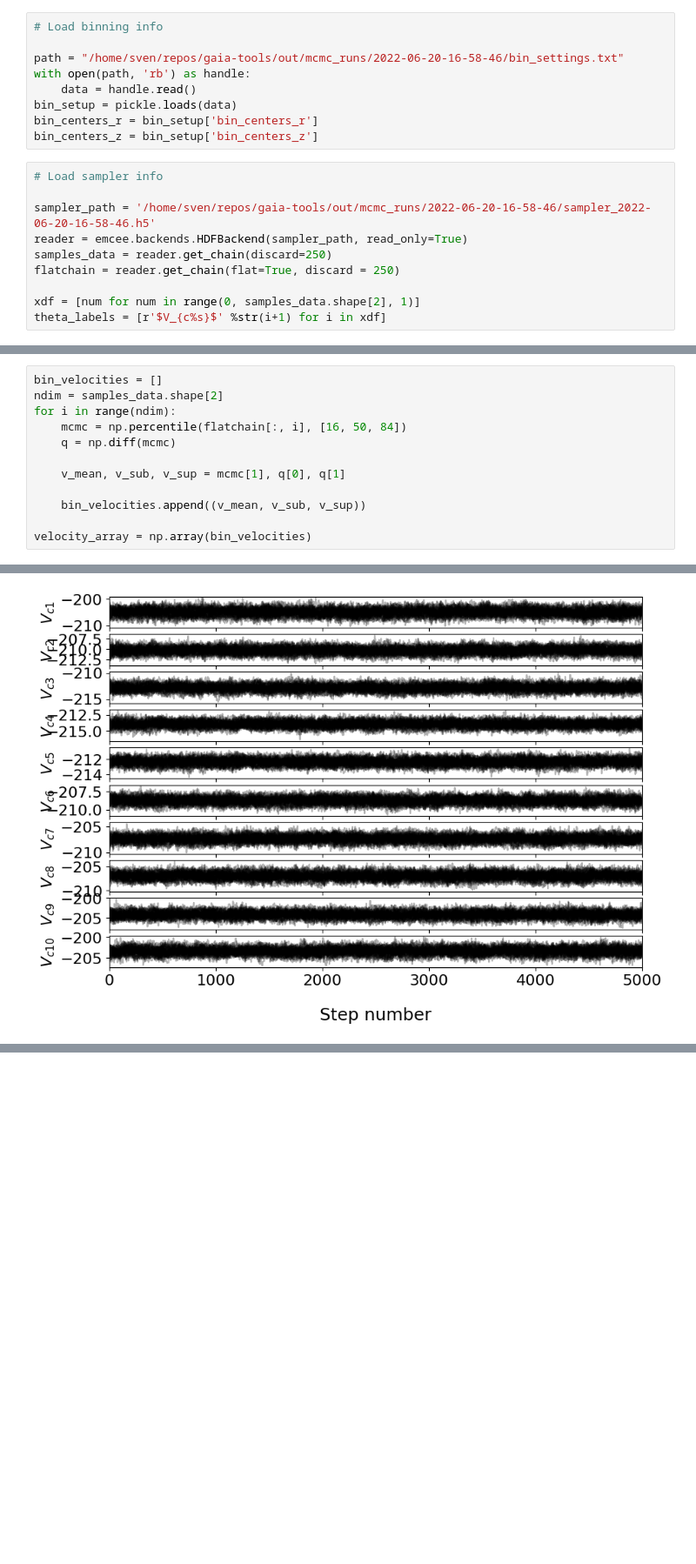
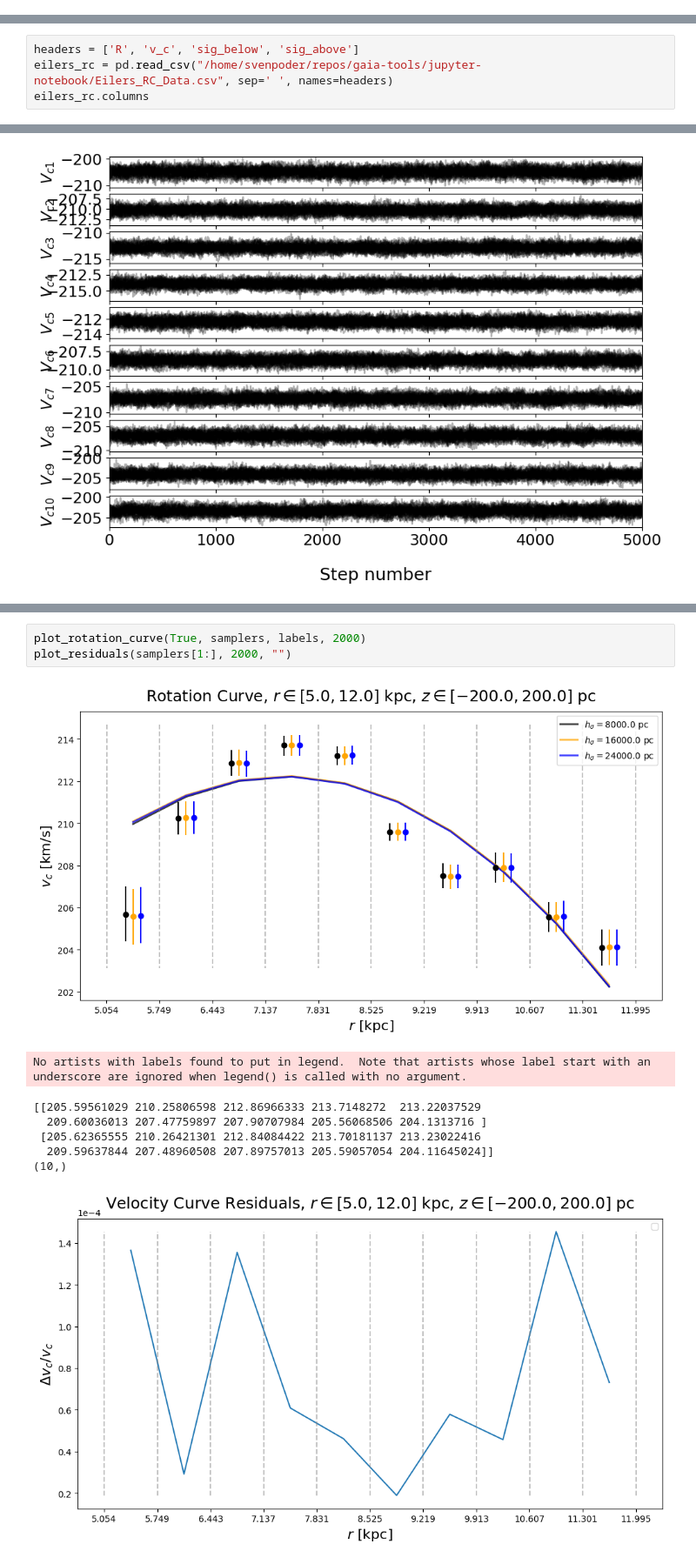
Before and after one commit to HEP-KBFI/gaia-tools, a Jupyter notebook: jupyter-notebook/Rotation_Curves.ipynb, the cells around one changed output, grey strips where cells are left out. Shown at 87% size. Saved outputs shown, nothing was run; the diff lists cells and outputs as text; blank space fills up the shorter version.

```diff
--- a/jupyter-notebook/Rotation_Curves.ipynb
+++ b/jupyter-notebook/Rotation_Curves.ipynb
@@ -16,19 +21,0 @@ import pickle
-# %%
-# Load binning info
-
-path = "/home/sven/repos/gaia-tools/out/mcmc_runs/2022-06-20-16-58-46/bin_settings.txt"
-with open(path, 'rb') as handle:
-    data = handle.read()
-bin_setup = pickle.loads(data)
-bin_centers_r = bin_setup['bin_centers_r']
-bin_centers_z = bin_setup['bin_centers_z']
-# %%
-# Load sampler info
-
-sampler_path = '/home/sven/repos/gaia-tools/out/mcmc_runs/2022-06-20-16-58-46/sampler_2022-06-20-16-58-46.h5'
-reader = emcee.backends.HDFBackend(sampler_path, read_only=True)
-samples_data = reader.get_chain(discard=250)
-flatchain = reader.get_chain(flat=True, discard = 250)
-
-xdf = [num for num in range(0, samples_data.shape[2], 1)]
-theta_labels = [r'$V_{c%s}$' %str(i+1) for i in xdf]
@@ -45,12 +22,4 @@ plot_corner(reader, theta_labels, burn_in=250)
-# %%
-bin_velocities = []
-ndim = samples_data.shape[2]
-for i in range(ndim):
-    mcmc = np.percentile(flatchain[:, i], [16, 50, 84])
-    q = np.diff(mcmc)
-
-    v_mean, v_sub, v_sup = mcmc[1], q[0], q[1]
-
-    bin_velocities.append((v_mean, v_sub, v_sup))
-
-velocity_array = np.array(bin_velocities)
+# %%
+headers = ['R', 'v_c', 'sig_below', 'sig_above']
+eilers_rc = pd.read_csv("/home/svenpoder/repos/gaia-tools/jupyter-notebook/Eilers_RC_Data.csv", sep=' ', names=headers)
+eilers_rc.columns
@@ -477,0 +361,12 @@ plot_rotation_curve(True, samplers, labels, 4000)
+# %%
+plot_rotation_curve(True, samplers, labels, 2000)
+plot_residuals(samplers[1:], 2000, "")
+# %% [output]
+[figure, added]
+No artists with labels found to put in legend.  Note that artists whose label start with an underscore are ignored when legend() is called with no argument.
+[[205.59561029 210.25806598 212.86966333 213.7148272  213.22037529
+  209.60036013 207.47759897 207.90707984 205.56068506 204.1313716 ]
+ [205.62365555 210.26421301 212.84084422 213.70181137 213.23022416
+  209.59637844 207.48960508 207.89757013 205.59057054 204.11645024]]
+(10,)
+[figure, added]
```
Also changed, not shown: parts of 60 cells of this notebook, 7 other files.
